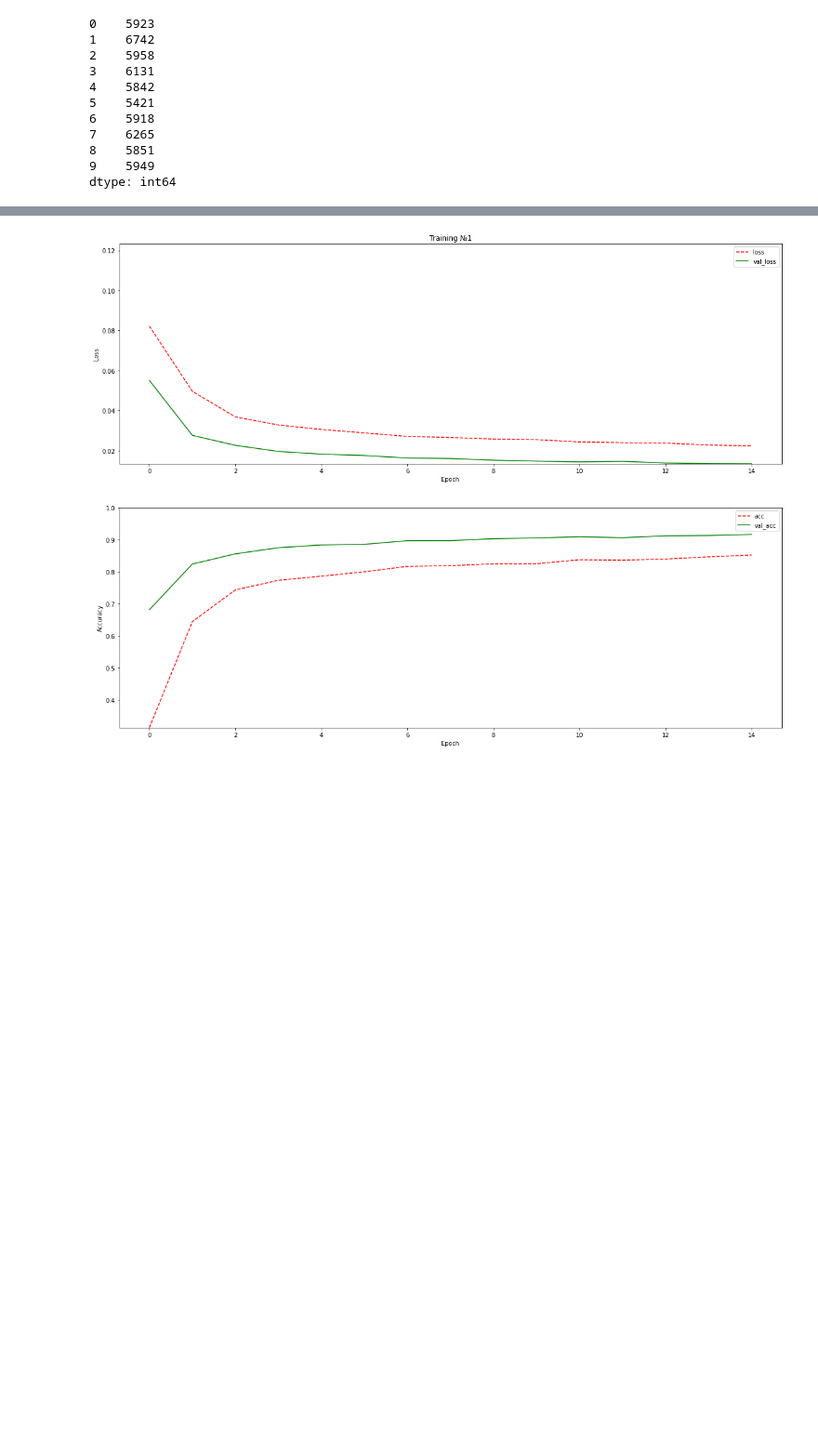
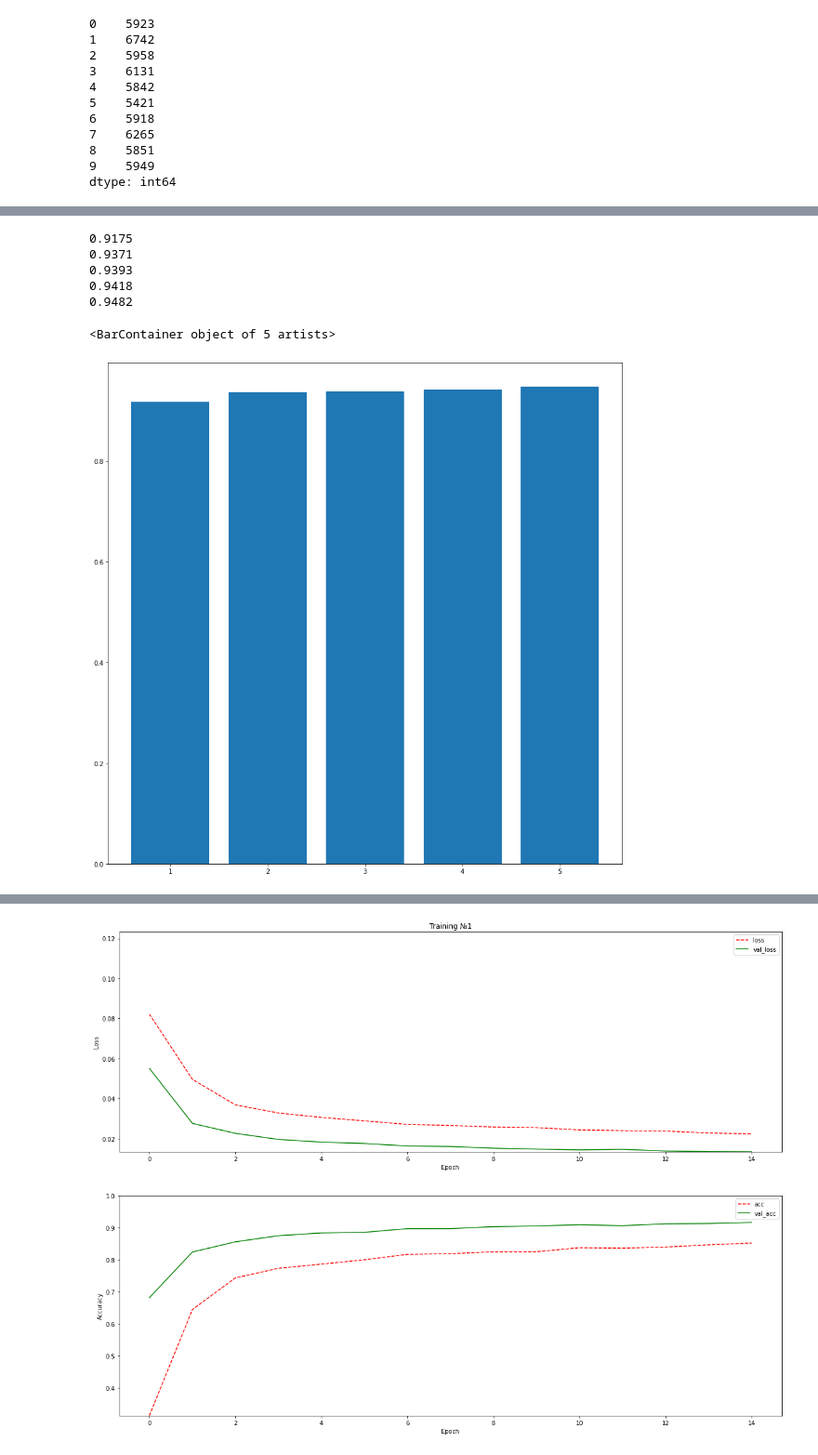
Before and after one commit to Lamantin12/ComputerGraphics, a Jupyter notebook: Mnist model conv2d (lab4).ipynb, the cells around one changed output, grey strips where cells are left out. Shown at 93% size. Saved outputs shown, nothing was run; the diff lists cells and outputs as text; code cells hidden in the pictures; blank space fills up the shorter version.

```diff
--- a/Mnist model conv2d (lab4).ipynb
+++ b/Mnist model conv2d (lab4).ipynb
@@ -252,7 +233,7 @@ for i in range(1, number_of_tests):
     y_pred = model.predict(x_test)
     predicted_labels = np.array([np.argmax(x) for x in y_pred], dtype = np.int32)
     true_labels = np.array([np.argmax(x) for x in y_test], dtype = np.int32)
-    report_list.append(classification_report(y_test, predicted_labels))
+    report_list.append(classification_report(y_test, predicted_labels, output_dict=True, digits=4))
 # %% [output]
  Training №1
 
@@ -296 +279,17 @@ weighted avg       0.96      0.96      0.96     10000
+# %%
+accuracy_list
+for dicts in report_list:
+    accuracy_list.append(dicts['accuracy'])
+# %% [output]
+0.9175
+0.9371
+0.9393
+0.9418
+0.9482
+# %%
+fig, ax = plt.subplots(1,1,figsize=(15,15))
+ax.bar(np.arange(1, 6), [dicts['accuracy'] for dicts in report_list])
+# %% [output]
+<BarContainer object of 5 artists>
+[figure, added]
 # %%
```
Also changed, not shown: parts of 6 cells of this notebook.
